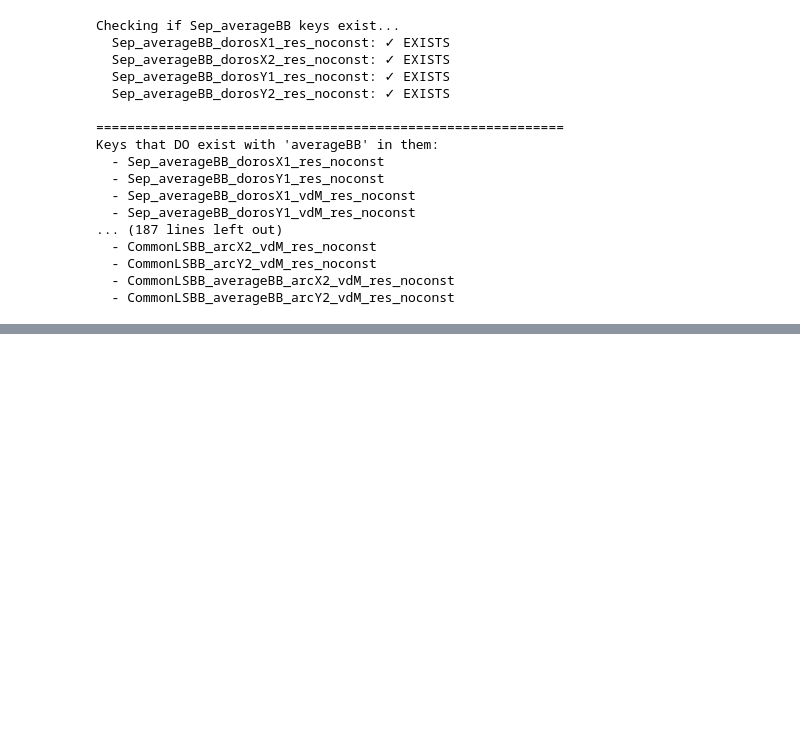
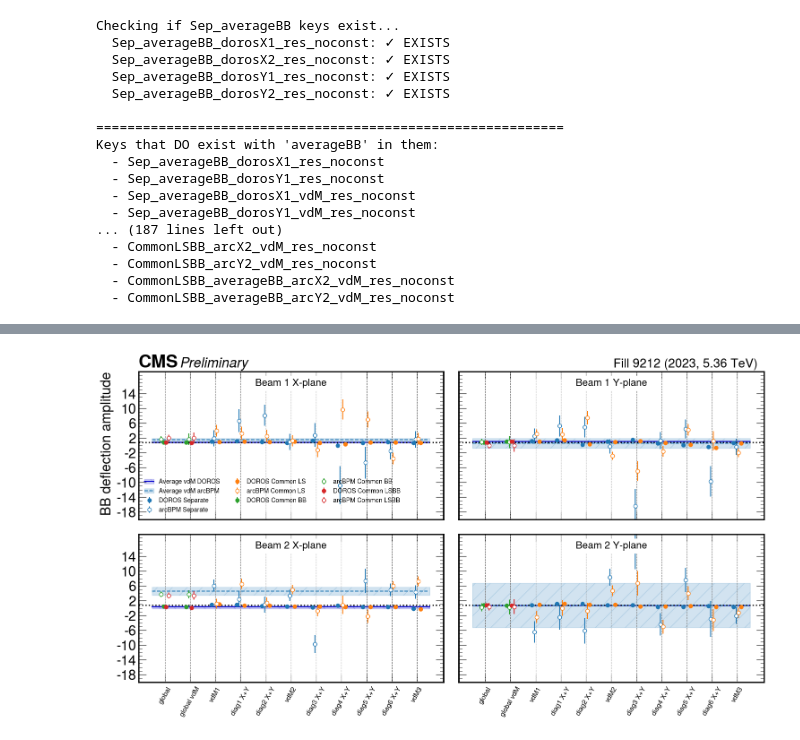
Before and after one commit to JesusVlz/PbPb-OrbitDrift, a Jupyter notebook: residuals_fixed_gamma.ipynb, the cells around one changed output, grey strips where cells are left out. Drawn from its saved outputs; the diff is of its cells as text; code cells hidden in the pictures; blank space fills up the shorter version.

```diff
--- a/residuals_fixed_gamma.ipynb
+++ b/residuals_fixed_gamma.ipynb
@@ -1457,7 +1480,7 @@ fig, ax = plt.subplots(2,2,figsize=(18, 9),sharex=True, sharey=True)
 fig.subplots_adjust(wspace=0.05, hspace=0.1)
 ax = ax.flatten()
 plt.gca().xaxis.set_minor_locator(plt.NullLocator())
-plt.yticks(np.arange(-5, 5, 1))
+plt.yticks(np.arange(-18, 18, 4))
 hep.cms.text(cmstext,fontsize=22,ax=ax[0])
 #hep.cms.label("",exp="",data=True, ax=ax, year=year[fill], energy=cm[fill])
 ax[1].text(0.98, 1.01, filltext,
@@ -1485,14 +1508,14 @@ for i in range(0,len(subplots)) :
             xticks.append(label)
             for method in fit_results :
                 dorosFits.setdefault(method,[]).append(data_array[scan][method + '_doros' + subplots[i] + '_' + param].value)
-                dorosFits.setdefault(method + 'Err',[]).append(data_array[scan][method + '_doros' + subplots[i] + '_' + param].stderr)
+                dorosFits.setdefault(method + 'Err',[]).append(fit_stderr(data_array[scan][method + '_doros' + subplots[i] + '_' + param]))
                 arcFits.setdefault(method,[]).append(data_array[scan][method + '_arc' + subplots[i] + '_' + param].value)
-                arcFits.setdefault(method + 'Err',[]).append(data_array[scan][method + '_arc' + subplots[i] + '_' + param].stderr)
+                arcFits.setdefault(method + 'Err',[]).append(fit_stderr(data_array[scan][method + '_arc' + subplots[i] + '_' + param]))
                 if data_array[scan].get('subscan') == 'vdM' and data_array[scan].get(method + '_doros' + subplots[i] + 'vdM_' + param) != None:
                     dorosFits.setdefault(method + 'vdM',[]).append(data_array[scan][method + '_doros' + subplots[i] + 'vdM_' + param].value)
-                    dorosFits.setdefault(method + 'vdMErr',[]).append(data_array[scan][method + '_doros' + subplots[i] + 'vdM_' + param].stderr)
+                    dorosFits.setdefault(method + 'vdMErr',[]).append(fit_stderr(data_array[scan][method + '_doros' + subplots[i] + 'vdM_' + param]))
                     arcFits.setdefault(method + 'vdM',[]).append(data_array[scan][method + '_arc' + subplots[i] + '_' + param].value)
-                    arcFits.setdefault(method + 'vdMErr',[]).append(data_array[scan][method + '_arc' + subplots[i] + 'vdM_' + param].stderr)
+                    arcFits.setdefault(method + 'vdMErr',[]).append(fit_stderr(data_array[scan][method + '_arc' + subplots[i] + 'vdM_' + param]))
     ticks = np.arange(0, len(dorosFits['Sep'])+2, 1)
     xarray = [j for j in range(2,len(dorosFits['Sep'])+2)]
     ### calculate the averages for vdM scans only ###
@@ -1524,6 +1547,8 @@ if fill == '6868' : ax[0].set_ylim(-2.5,4.3)
 if fill == '8999' : ax[0].set_ylim(-0.99,3.6)
 if fill == '9626' : ax[0].set_ylim(0.,2.3)
 if fill == '9639' : ax[0].set_ylim(-1.1,3.5)
+if fill == '9212' : ax[0].set_ylim(-20,20)
+
 
 for axis in ax:
     plt.sca(axis)
@@ -1533,33 +1558,35 @@ for i in range(0,len(subplots)) :
     ticks = ax[i].get_xticks()
     ax[i].axhline(y=ncolliding[fill]/nbunches[fill], color='black', linestyle='dotted', linewidth=2.0)
     for tick in ticks:
         ax[i].axvline(x=tick, color='gray', linestyle='--', linewidth=0.8)
 
 ### text beam + plane ###
 ax[0].text(0.5,0.92,"Beam 1 X-plane",transform=ax[0].transAxes,horizontalalignment='center',verticalalignment='center',fontsize=16,bbox=dict(fc='white',ec='white'))
 ax[1].text(0.5,0.92,"Beam 1 Y-plane",transform=ax[1].transAxes,horizontalalignment='center',verticalalignment='center',fontsize=16,bbox=dict(fc='white',ec='white'))
 ax[2].text(0.5,0.92,"Beam 2 X-plane",transform=ax[2].transAxes,horizontalalignment='center',verticalalignment='center',fontsize=16,bbox=dict(fc='white',ec='white'))
 ax[3].text(0.5,0.92,"Beam 2 Y-plane",transform=ax[3].transAxes,horizontalalignment='center',verticalalignment='center',fontsize=16,bbox=dict(fc='white',ec='white'))
 
 #legend fix
 handles, labels = ax[0].get_legend_handles_labels()
 if handles :
     handles[0] = (handles[0], Patch(facecolor='mediumblue', edgecolor='mediumblue', alpha=0.2, hatch='\\'))# Combine line and patch
     handles[1] = (handles[1], Patch(facecolor=colors[0], edgecolor=colors[0], alpha=0.2, hatch='/'))# Combine line and patch
 
 ax[0].set_ylabel("BB deflection amplitude", fontsize=22)
 if year[fill] == 2023 : ax[0].legend(handles, labels, ncol=3,loc='lower left',prop={'size':10})
 if year[fill] == 2017 : ax[1].legend(handles, labels, ncol=3,loc='lower right',prop={'size':10})
 if year[fill] == 2018 : ax[2].legend(handles, labels, ncol=3,loc='lower right',prop={'size':10})
 #if year[fill] == 2024 : ax[1].legend(ncol=3,loc='lower right',prop={'size':9})
 if fill == str(9639) : ax[1].legend(handles, labels, ncol=3,loc='lower right',prop={'size':9})
 if fill == str(9626) : ax[3].legend(handles, labels, ncol=3,loc='lower right',prop={'size':10})
 
 #plt.legend(bbox_to_anchor=(1.01, 0.75), ncol=1, loc="lower left", prop={'size': 16})
 #ax[1].legend(ncol=3,loc='lower center',prop={'size':9})
 
 plt.savefig(PATH + 'figures_fill' + fill + '/bb_amplitudes_' + fill + '.pdf',bbox_inches='tight')
 plt.savefig(PATH + 'figures_fill' + fill + '/bb_amplitudes_' + fill + '.png',bbox_inches='tight')
+# %% [output]
+[figure, added]
 # %%
 #vs step in plane separation residual plots only for vdM scans for all fitting methods
 for bpm in bpms :
```
Also changed, not shown: parts of 12 cells of this notebook.
